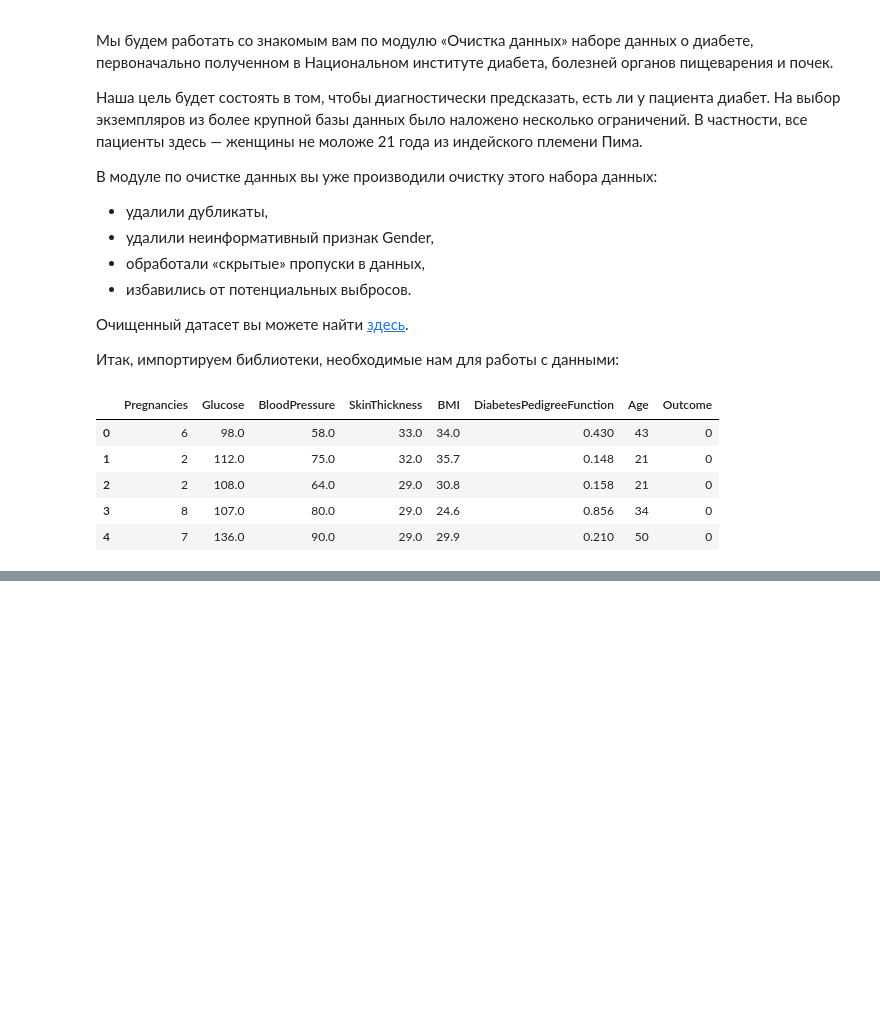
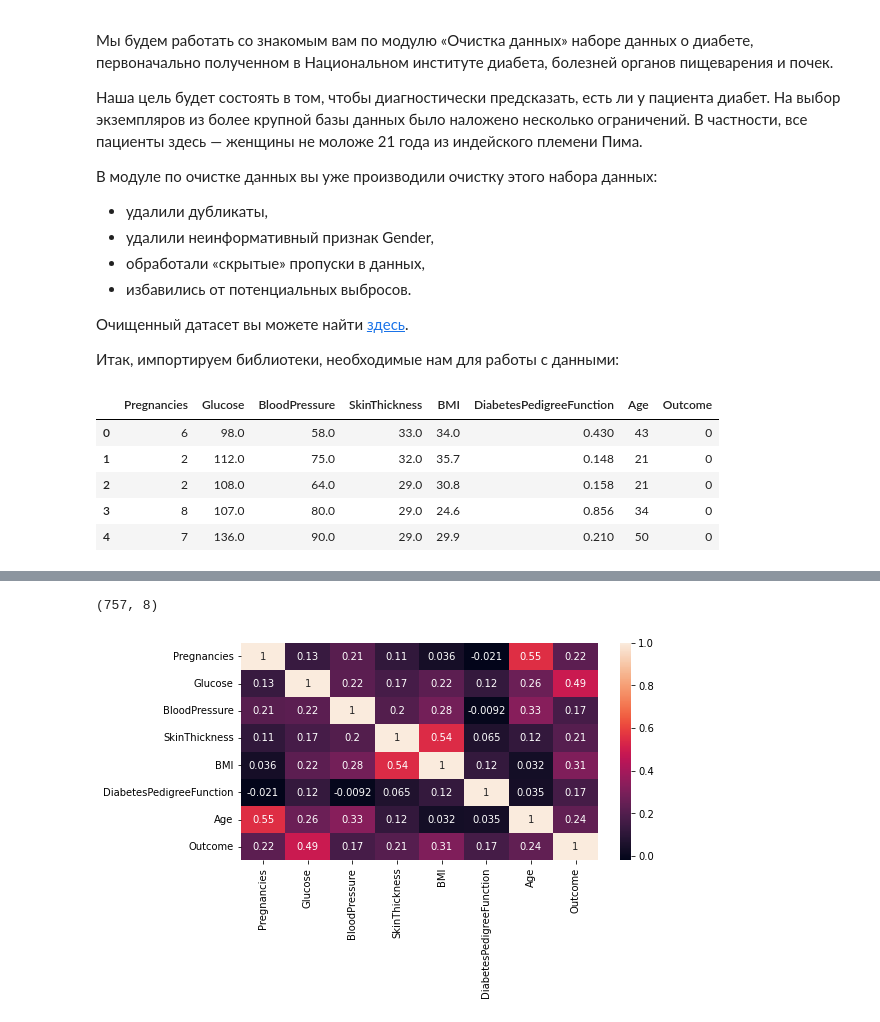
Before and after one commit to royvudgren/sf_datascience_practice, a Jupyter notebook: ML-3 supervised learning classification/2 logistic regression.ipynb, the cells around one changed output, grey strips where cells are left out. Drawn from its saved outputs; the diff is of its cells as text; code cells hidden in the pictures; blank space fills up the shorter version.

```diff
--- a/ML-3 supervised learning classification/2 logistic regression.ipynb
+++ b/ML-3 supervised learning classification/2 logistic regression.ipynb
@@ -361,0 +376,10 @@ diabetes_data.head()
+# %%
+print(diabetes_data.shape)
+# %% [output]
+(757, 8)
+# %%
+# Давайте посмотрим на матрицу корреляций и выберем наиболее коррелированные с целевым признаком факторы:
+fig, ax = plt.subplots(figsize = (8, 4))
+sns.heatmap(diabetes_data.corr(), annot=True);
+# %% [output]
+[figure, added]
```
Also changed, not shown: parts of 24 cells of this notebook, 16 other files.
